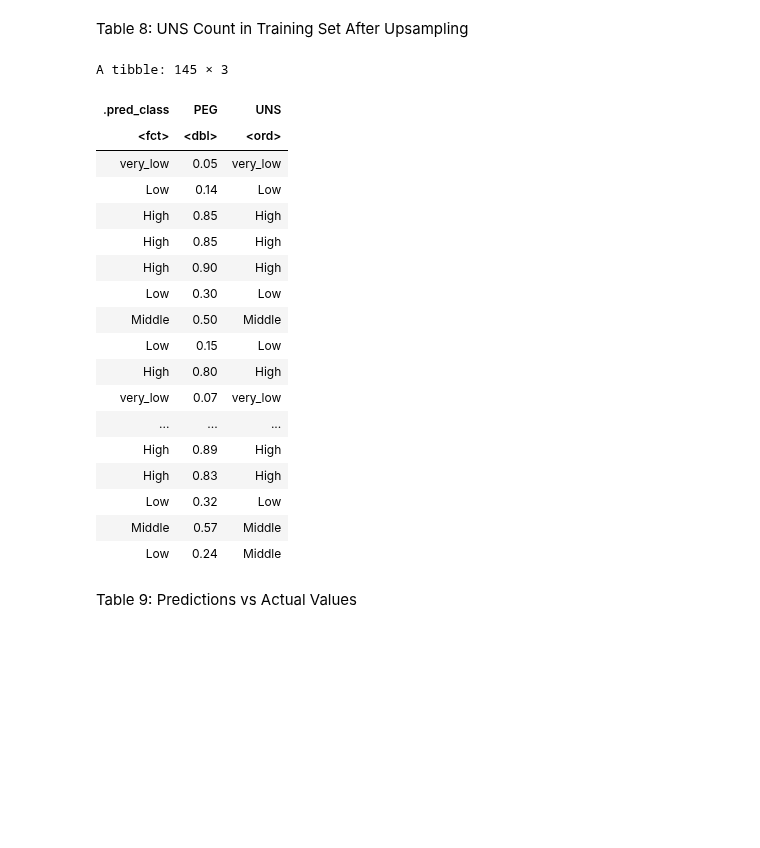
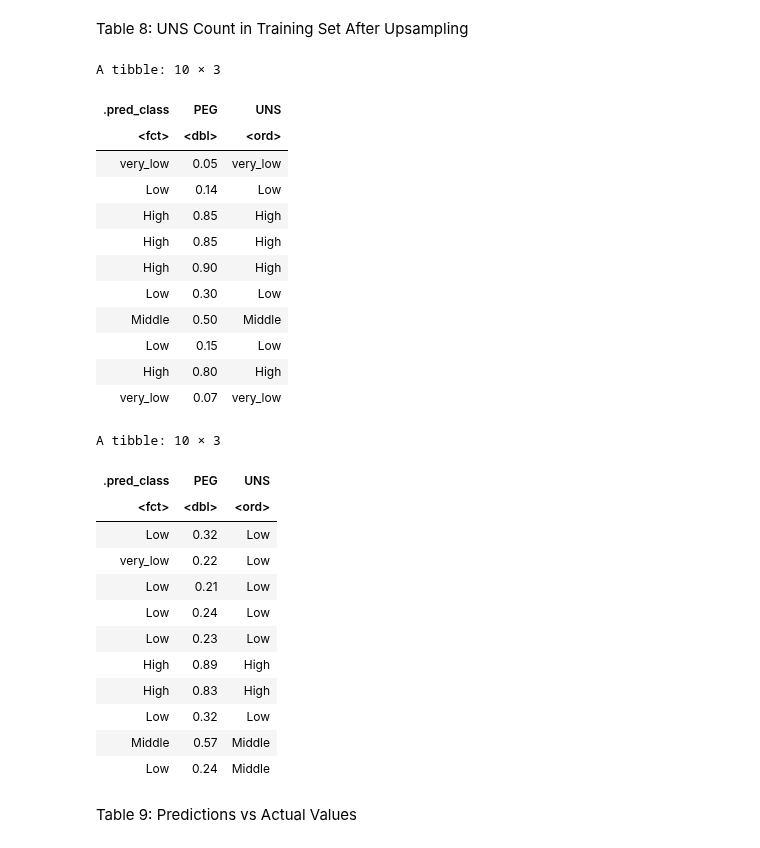
Before and after one commit to pgbenng/DSCI-Group-38-Project, a Jupyter notebook: proposal.ipynb, the cells around one changed output. Drawn from its saved outputs; the diff is of its cells as text; code cells hidden in the pictures; blank space fills up the shorter version.

Commit message:
shortened prediction/ added sentence to discussion

```diff
--- a/proposal.ipynb
+++ b/proposal.ipynb
@@ -368,37 +372,45 @@ Table 8: UNS Count in Training Set After Upsampling
 # %%
 knn_spec_2 <- nearest_neighbor(weight_func = "rectangular", neighbors = kmin) %>%      # plug in the best k value that we found above.
               set_engine("kknn") %>%
               set_mode("classification")
 
 knn_fit <- workflow() %>%
            add_recipe(recipe) %>%             #adds the same recipe above.
            add_model(knn_spec_2) %>%          #adds the new model with the best k-value that we found above.
            fit(data = dataset_training_2)       #fit the training data.
 
 predictions <- knn_fit %>%                   #fits the workflow.
                predict(dataset_testing) %>%  #predicts the UNS value  for each observation in the testing data.
                bind_cols(dataset_testing)    #puts the column with all the predictions into the testing dataframe.
-predictions
+head(predictions,10)
+tail(predictions,10)
 # %% [output]
-A tibble: 145 × 3
+A tibble: 10 × 3
 | .pred_class | PEG | UNS |
 | <fct> | <dbl> | <ord> |
 | very_low | 0.05 | very_low |
 | Low | 0.14 | Low |
 | High | 0.85 | High |
 | High | 0.85 | High |
 | High | 0.90 | High |
 | Low | 0.30 | Low |
 | Middle | 0.50 | Middle |
 | Low | 0.15 | Low |
 | High | 0.80 | High |
 | very_low | 0.07 | very_low |
-| ... | ... | ... |
-| High | 0.89 | High |
-| High | 0.83 | High |
-| Low | 0.32 | Low |
-| Middle | 0.57 | Middle |
-| Low | 0.24 | Middle |
+A tibble: 10 × 3
+| .pred_class | PEG | UNS |
+| <fct> | <dbl> | <ord> |
+| Low | 0.32 | Low |
+| very_low | 0.22 | Low |
+| Low | 0.21 | Low |
+| Low | 0.24 | Low |
+| Low | 0.23 | Low |
+| High | 0.89 | High |
+| High | 0.83 | High |
+| Low | 0.32 | Low |
+| Middle | 0.57 | Middle |
+| Low | 0.24 | Middle |
 # %% [markdown]
 Table 9: Predictions vs Actual Values
 # %%
```
Also changed, not shown: parts of 5 cells of this notebook.
